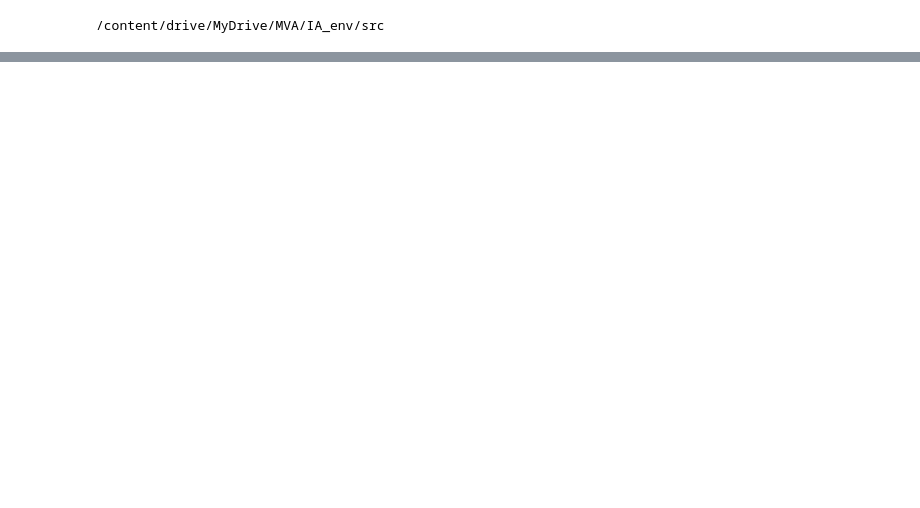
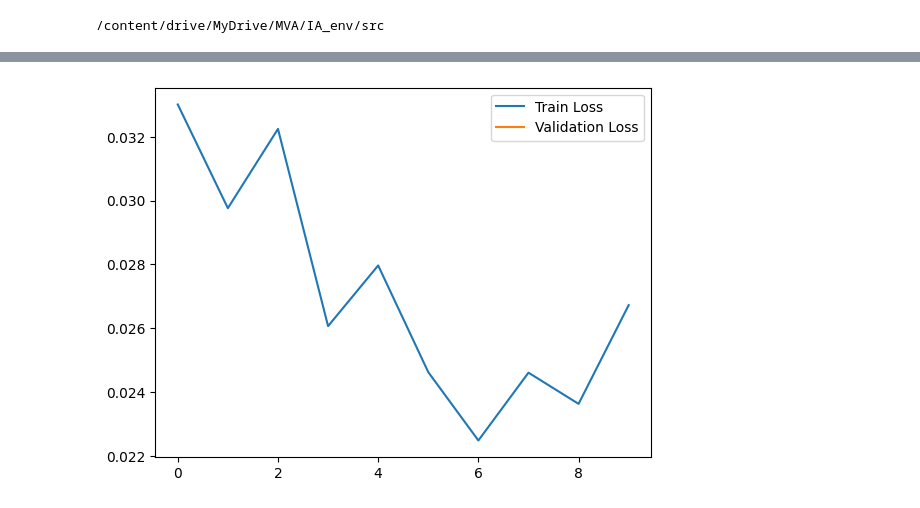
Before and after one commit to BertilleT/Change_detection, a Jupyter notebook: src/binary_CD_HRSCD.ipynb, the cells around one changed output, grey strips where cells are left out. Saved outputs shown, nothing was run; the diff lists cells and outputs as text; code cells hidden in the pictures; blank space fills up the shorter version.

```diff
--- a/src/binary_CD_HRSCD.ipynb
+++ b/src/binary_CD_HRSCD.ipynb
@@ -1043,0 +242,9 @@ pprint(results)
+# %%
+
+net, net_name = SiamUnet_diff(3, 2), 'FC-Siam-diff'
+
+net.to(device)
+weights = torch.FloatTensor(train_dataset.weights).to(device)
+criterion = nn.NLLLoss(weight=weights)
+optimizer = torch.optim.Adam(net.parameters(), weight_decay=1e-2)
+num_epochs = 10
@@ -1043,0 +356,2 @@ pprint(results)
+# %%
+train_losses, val_losses, f1_scores = train_and_validate(net, train_loader, val_loader, criterion, optimizer, device, num_epochs)
@@ -1043,0 +369,8 @@ pprint(results)
+# %%
+# Loss obtained with 14 images in the training, 7 in the validation and 7 in the test.
+plt.plot(train_losses, label='Train Loss')
+plt.plot(val_losses, label='Validation Loss')
+plt.legend()
+plt.show()
+# %% [output]
+[figure, added]
```
Also changed, not shown: parts of 31 cells of this notebook, 9 other files.
